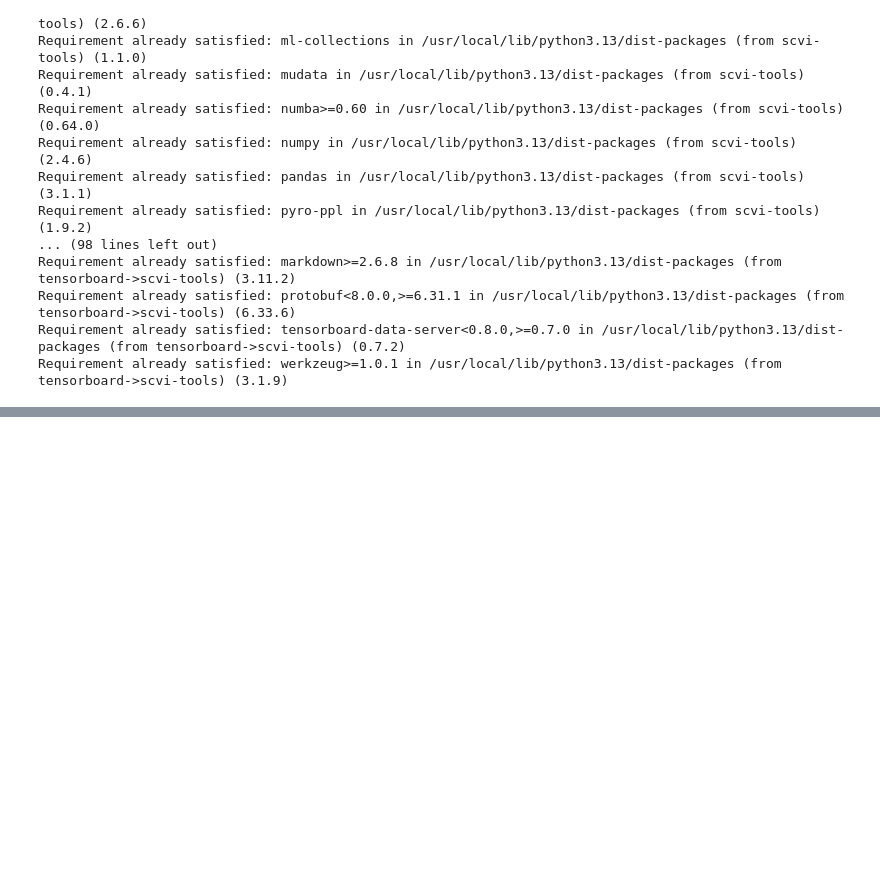
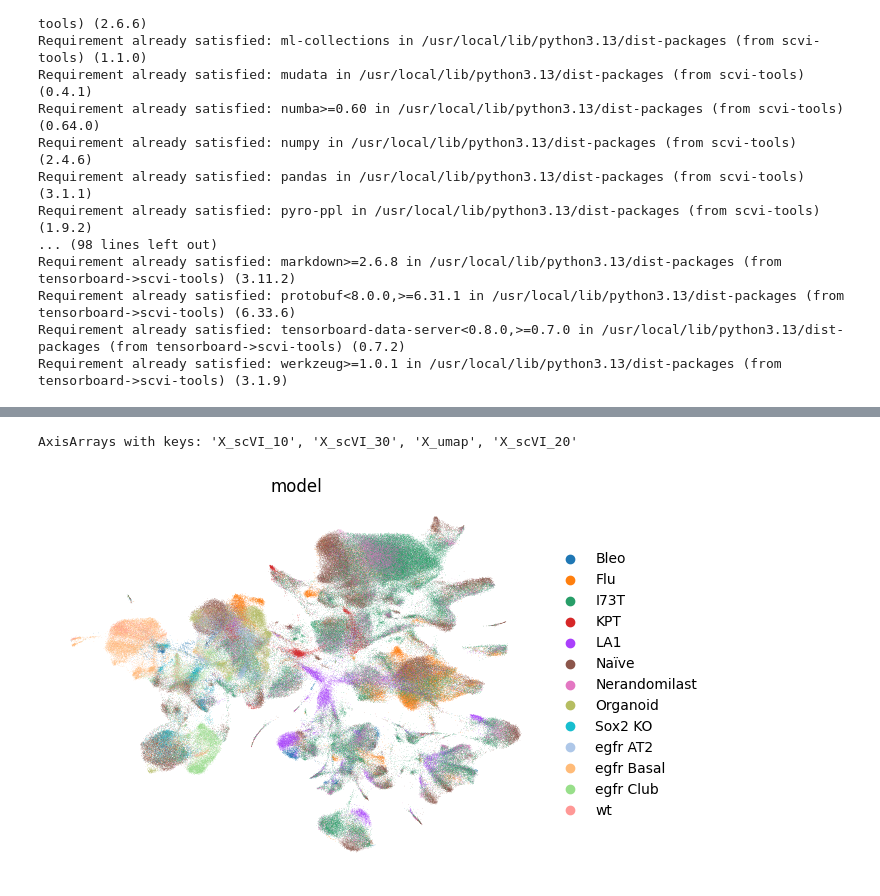
Before and after one commit to ramtinmt/lung-tumor-development-after-injury, a Jupyter notebook: integration_code.ipynb, the cells around one changed output, grey strips where cells are left out. Saved outputs shown, nothing was run; the diff lists cells and outputs as text; code cells hidden in the pictures; blank space fills up the shorter version.

```diff
--- a/integration_code.ipynb
+++ b/integration_code.ipynb
@@ -52,0 +106,9 @@ INFO:lightning.pytorch.utilities.rank_zero:`Trainer.fit` stopped: `max_epochs=23
+# %%
+scvi.model.SCVI.setup_anndata(adata, layer='counts', batch_key='sample')
+model = scvi.model.SCVI(adata, n_latent=20)
+model.train()
+
+adata.obsm['X_scVI_20'] = model.get_latent_representation()
+
+model.save('/content/drive/MyDrive/tumor/scvi_n20', overwrite=True)
+adata.write('/content/drive/MyDrive/tumor/integrated.h5ad')
@@ -52,0 +128,4 @@ INFO:lightning.pytorch.utilities.rank_zero:`Trainer.fit` stopped: `max_epochs=23
+# %%
+adata.obsm
+# %% [output]
+AxisArrays with keys: 'X_scVI_10', 'X_scVI_30', 'X_umap', 'X_scVI_20'
@@ -52,0 +135,4 @@ INFO:lightning.pytorch.utilities.rank_zero:`Trainer.fit` stopped: `max_epochs=23
+# %%
+sc.pl.umap(adata, color='model', frameon=False)
+# %% [output]
+[figure, added]
```
Also changed, not shown: parts of 11 cells of this notebook.
